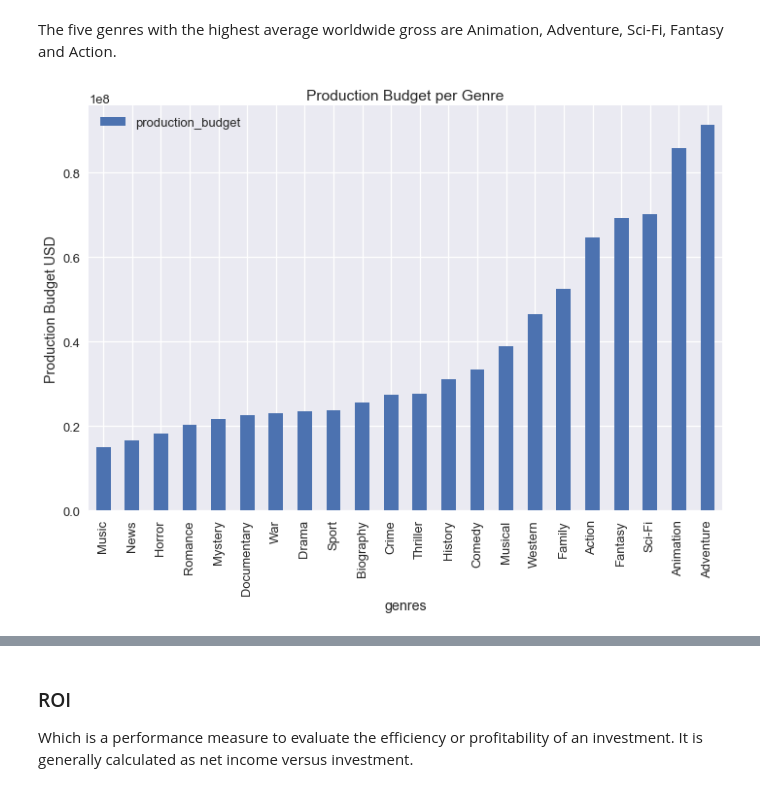
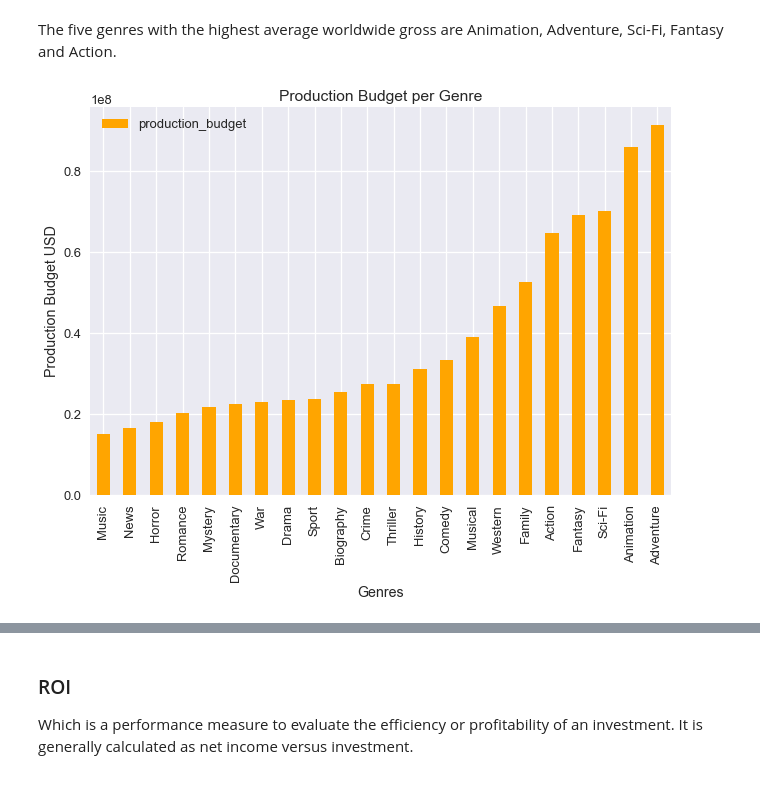
Before and after one commit to MNLKuzmin/dsc-project-genrestudy, a Jupyter notebook: A Genre Study first draft-skimmed down version.ipynb, the cells around one changed output, grey strips where cells are left out. Saved outputs shown, nothing was run; the diff lists cells and outputs as text; code cells hidden in the pictures.

```diff
--- a/A Genre Study first draft-skimmed down version.ipynb
+++ b/A Genre Study first draft-skimmed down version.ipynb
@@ -382,4 +373,2 @@ average_df.plot.bar(y='domestic_gross',color='red',title='Domestic Gross per Gen
-# %%
-plt.style.use('seaborn-talk')
 # %%
 average_df=average_df.sort_values(by=['worldwide_gross'])
@@ -391,7 +381,7 @@ average_df.plot.bar(y='worldwide_gross',color='green',title='Worldwide Gross per
 The five genres with the highest average worldwide gross are Animation, Adventure, Sci-Fi, Fantasy and Action.
 # %%
 average_df=average_df.sort_values(by=['production_budget'])
-average_df.plot.bar(y='production_budget',title='Production Budget per Genre', \
+average_df.plot.bar(y='production_budget',color='#FFA500',title='Production Budget per Genre', \
                     ylabel='Production Budget USD',xlabel='Genres');
 # %% [output]
-[figure, old version]
+[figure, new version]
```
Also changed, not shown: parts of 27 cells of this notebook.
